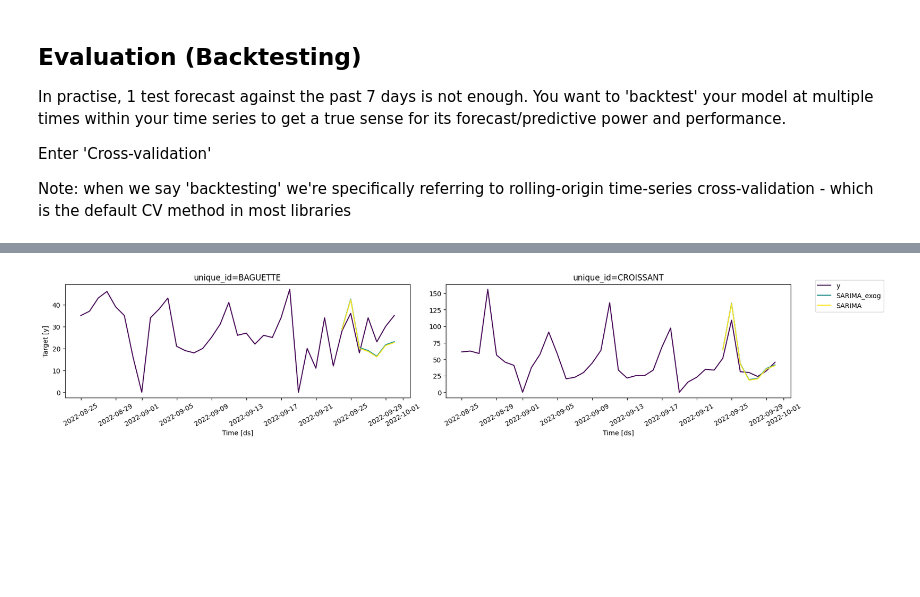
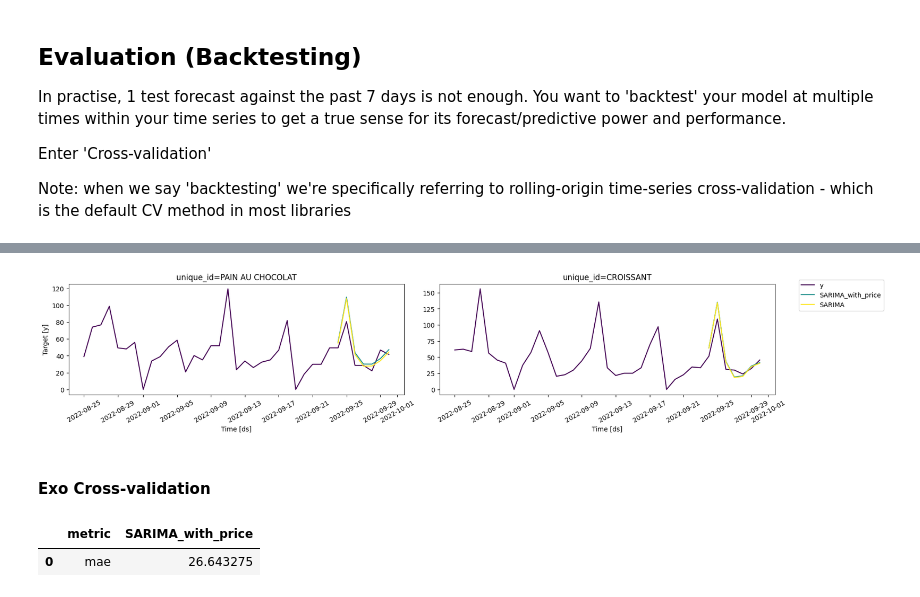
Before and after one commit to toby-gardner-ai/uc-berkeley-aiml-course, a Jupyter notebook: notebooks/Mod10_Time_Series_simple.ipynb, the cells around one changed output, grey strips where cells are left out. Cells and saved outputs as stored; diff of their text form; code cells hidden in the pictures; blank space fills up the shorter version.

```diff
--- a/notebooks/Mod10_Time_Series_simple.ipynb
+++ b/notebooks/Mod10_Time_Series_simple.ipynb
@@ -354,39 +493,49 @@ df.head()
 # %%
-unique_ids = ["BAGUETTE", "CROISSANT"]
-small_df = df[df["unique_id"].isin(unique_ids)]
-
-test = small_df.groupby("unique_id").tail(7)
-train = small_df.drop(test.index).reset_index(drop=True)
-futr_exog_df = test.drop(["y"], axis=1)
+exo_test_df = exo_df.groupby("unique_id").tail(7)
+exo_train_df = exo_df.drop(exo_test_df.index).reset_index(drop=True)
+futr_feature_df = exo_test_df.drop(["y"], axis=1)
 # %%
-models = [
-    AutoARIMA(season_length=7, alias="SARIMA_exog")
-]
+exo_model = [AutoARIMA(season_length=7, alias="SARIMA_with_price")]
+exo_predictor = StatsForecast(models=exo_model, freq="D")
+exo_predictor.fit(df=exo_train_df)
 
-sf = StatsForecast(models=models, freq="D")
-sf.fit(df=train)
-arima_exog_preds = sf.predict(h=7, X_df=futr_exog_df)
+sarima_exo_preds = exo_predictor.predict(h=horizon, X_df=futr_feature_df)
 
-models = [
-    AutoARIMA(season_length=7, alias="SARIMA")
-]
+best_model = [AutoARIMA(season_length=7, alias="SARIMA")]
+sarima_predictor = StatsForecast(models=best_model, freq="D")
+sarima_predictor.fit(df=train_df)
 
-sf = StatsForecast(models=models, freq="D")
-sf.fit(df=train.drop(["unit_price"], axis=1))
-arima_preds = sf.predict(h=horizon)
+sarima_preds = sarima_predictor.predict(h=horizon)
 # %%
-test_df = test.merge(arima_exog_preds, on=["unique_id", "ds"], how="left")\
-              .merge(arima_preds, on=["unique_id", "ds"], how="left")
+test_df = test_df.merge(sarima_exo_preds, on=["unique_id", "ds"], how="left")\
+              .merge(sarima_preds, on=["unique_id", "ds"], how="left")
 # %%
-past_30_days_p = plot_series(
-    df=train,
+past_30_days_price = plot_series(
+    df=train_df,
     forecasts_df=test_df,
-    ids=["BAGUETTE", "CROISSANT"],
+    ids=["PAIN AU CHOCOLAT", "CROISSANT"],
     max_insample_length=30,
-    models=["SARIMA_exog", "SARIMA"],
+    models=["SARIMA_with_price", "SARIMA"],
     palette="viridis"
 )
 
-past_30_days_p
+past_30_days_price
 # %% [output]
-[figure, old version]
+[figure, new version]
+# %% [markdown]
+#### Exo Cross-validation
+# %%
+cv_exo_df = exo_predictor.cross_validation(
+    h=horizon,
+    df=df,
+    n_windows=8,
+    step_size=horizon,
+    refit=True
+)
+
+cv_exo_eval = evaluate(cv_exo_df.drop(["cutoff"], axis=1),metrics=[mae],)
+cv_exo_eval = cv_exo_eval.drop(['unique_id'], axis=1).groupby('metric').mean().reset_index()
+cv_exo_eval
+# %% [output]
+|  | metric | SARIMA_with_price |
+| 0 | mae | 26.643275 |
```
Also changed, not shown: parts of 33 cells of this notebook, 1 other file.
